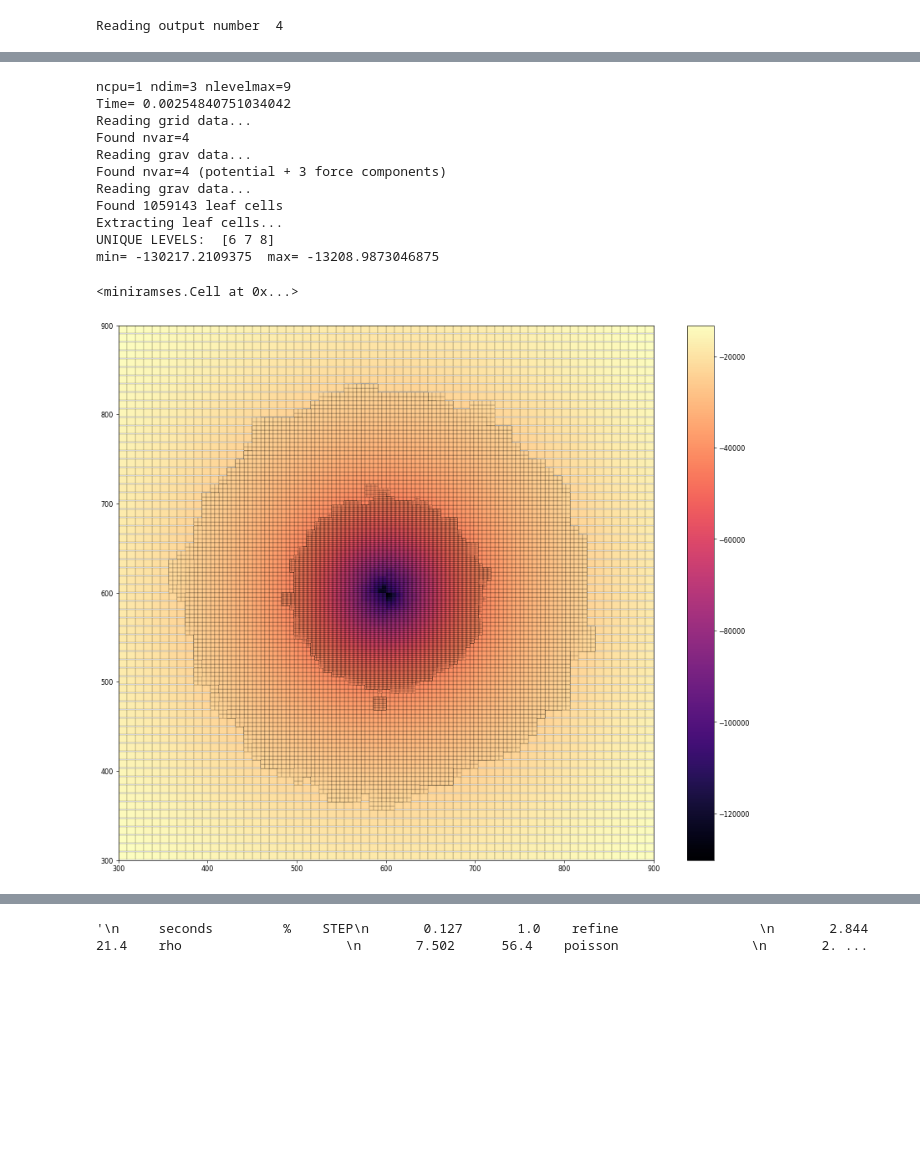
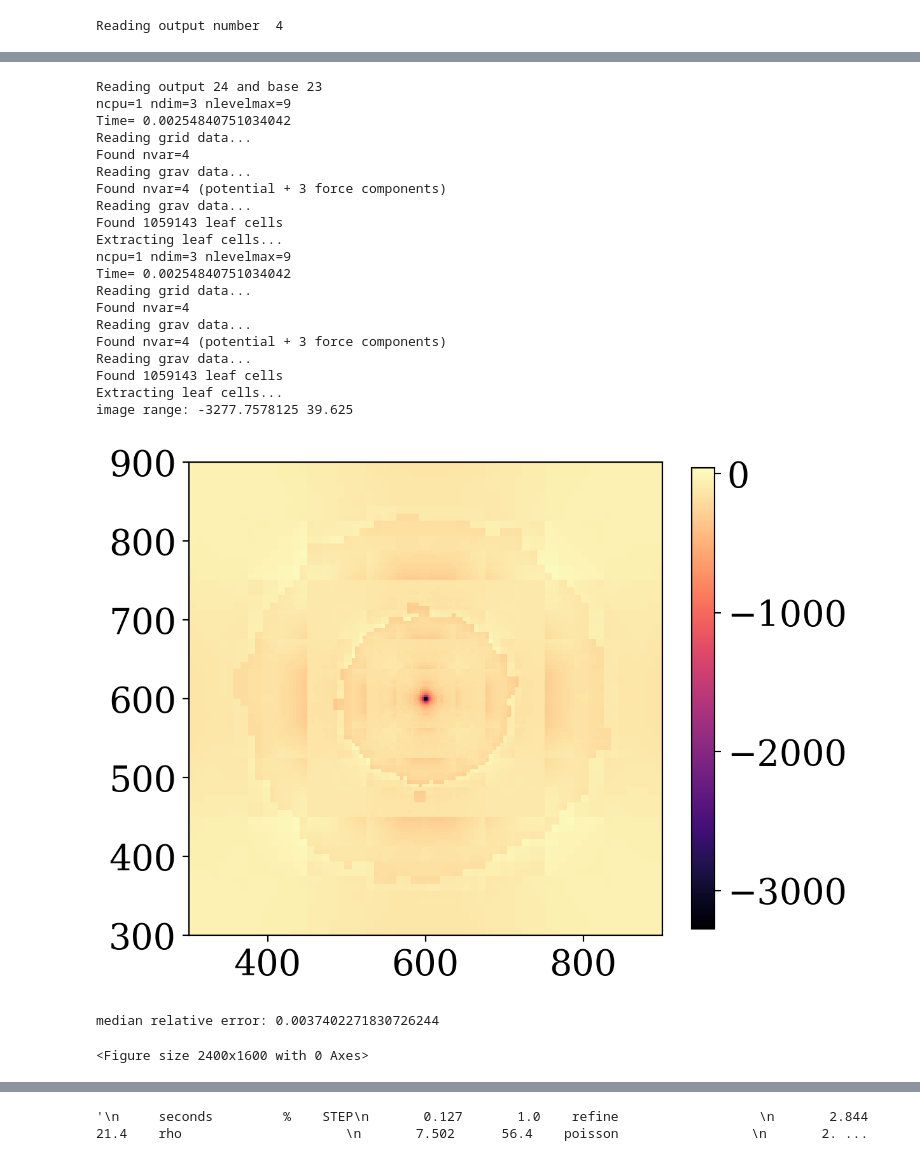
Before and after one commit to Byeol-Haneul/Ramses-FMM, a Jupyter notebook: analyze/amr.ipynb, the cells around one changed output, grey strips where cells are left out. Drawn from its saved outputs; the diff is of its cells as text; code cells hidden in the pictures; blank space fills up the shorter version.

```diff
--- a/analyze/amr.ipynb
+++ b/analyze/amr.ipynb
@@ -125,17 +169,28 @@ min= -3277.7578125  max= 66.17578125
 # %%
-plot(23, 600, True)
+c = compare(24, 23, 600, False, [6,7,8])
+plt.savefig("./fig/lev678.png")
 #mk_image // project
 # %% [output]
+Reading output 24 and base 23
 ncpu=1 ndim=3 nlevelmax=9
 Time= 0.00254840751034042
 Reading grid data...
 Found nvar=4
 Reading grav data...
 Found nvar=4 (potential + 3 force components)
 Reading grav data...
 Found 1059143 leaf cells
 Extracting leaf cells...
-UNIQUE LEVELS:  [6 7 8]
-min= -130217.2109375  max= -13208.9873046875
+ncpu=1 ndim=3 nlevelmax=9
+Time= 0.00254840751034042
+Reading grid data...
+Found nvar=4
+Reading grav data...
+Found nvar=4 (potential + 3 force components)
+Reading grav data...
+Found 1059143 leaf cells
+Extracting leaf cells...
+image range: -3277.7578125 39.625
+[figure, new version]
-<miniramses.Cell at 0x...>
+median relative error: 0.0037402271830726244
-[figure, old version]
+<Figure size 2400x1600 with 0 Axes>
```
Also changed, not shown: parts of 14 cells of this notebook, 1 other file.
